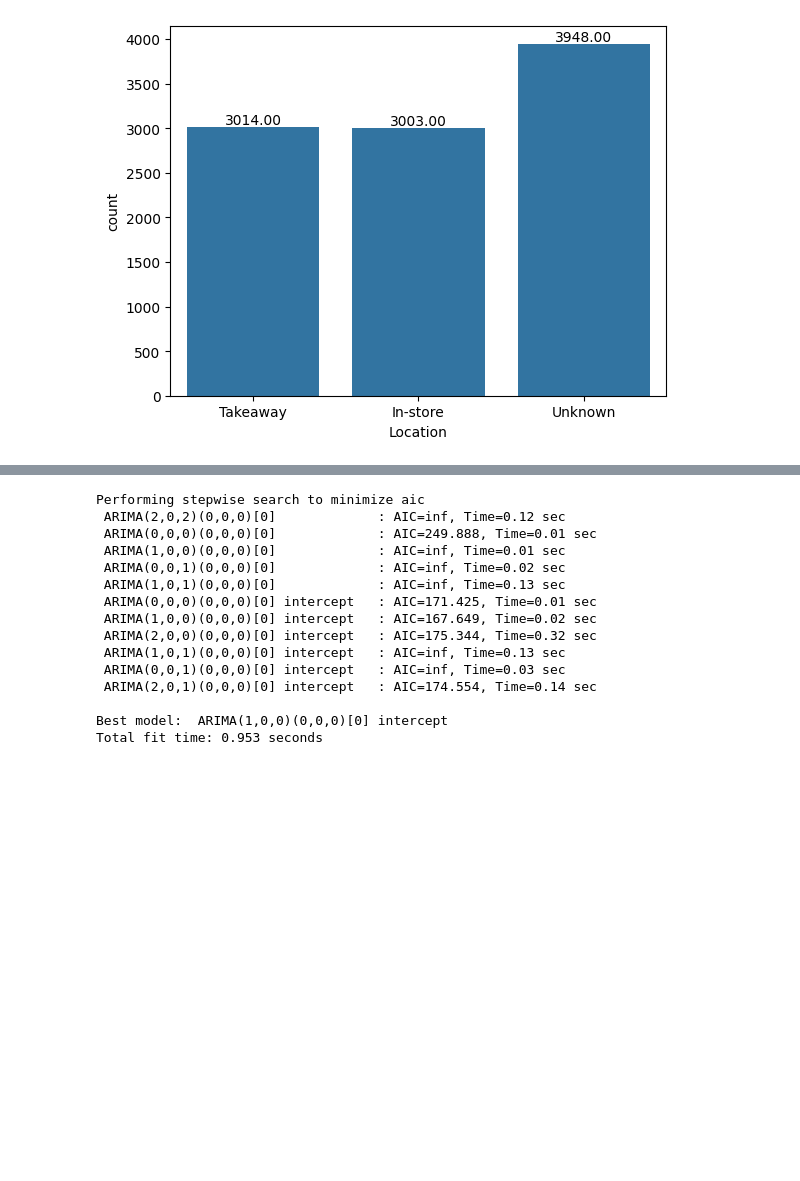
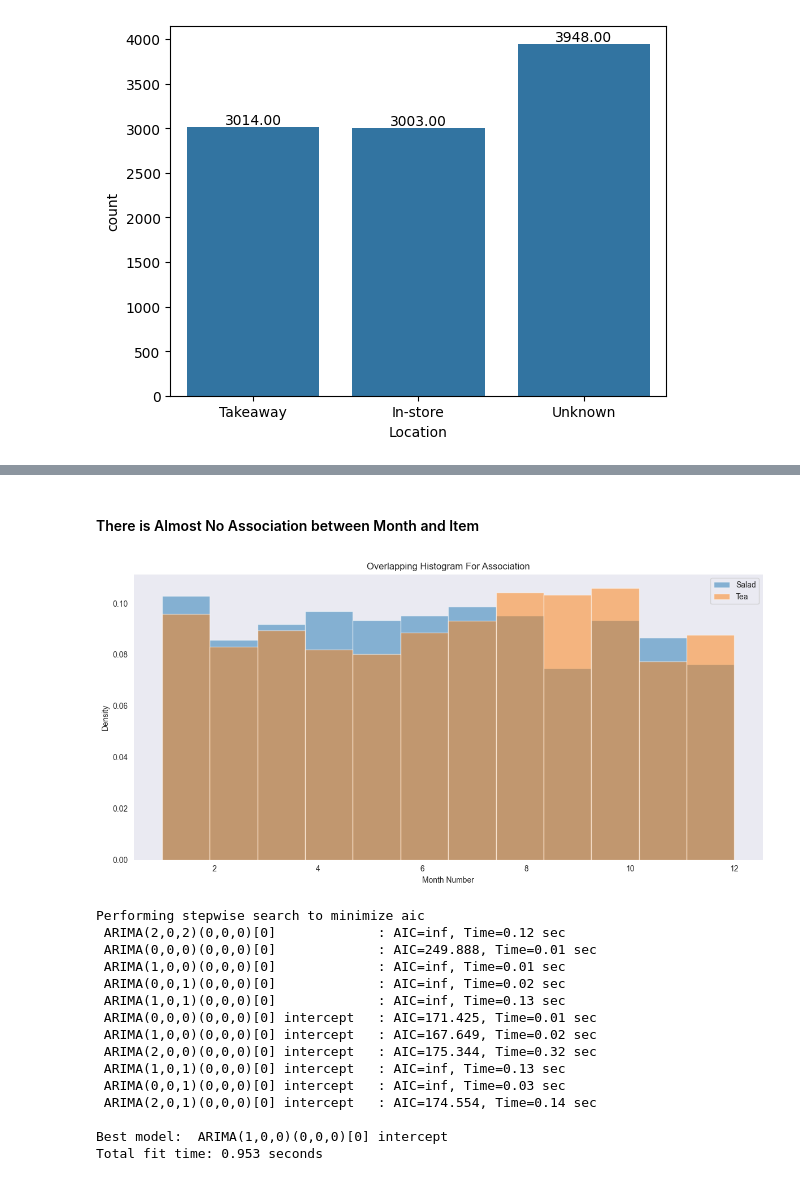
Before and after one commit to Abhibhav2003/SalesAnalysis, a Jupyter notebook: Analysis.ipynb, the cells around one changed output, grey strips where cells are left out. Saved outputs shown, nothing was run; the diff lists cells and outputs as text; code cells hidden in the pictures; blank space fills up the shorter version.

```diff
--- a/Analysis.ipynb
+++ b/Analysis.ipynb
@@ -300,0 +309,4 @@ sns.regplot(x='month_num', y='monthly_total', data=data_monthly_sales)
+# %%
+df['Trans_date'] = pd.to_datetime(df['Trans_date'])
+df['month_num'] = df['Trans_date'].dt.month
+df
@@ -301,3 +327,28 @@ sns.regplot(x='month_num', y='monthly_total', data=data_monthly_sales)
+# %% [markdown]
+#### There is Almost No Association between Month and Item
+# %%
+plt.figure(figsize=(12, 6))
+
+items_to_plot = ['Salad', 'Tea']
+
+for item in items_to_plot:
+    plt.hist(
+        data=df[df['Item'] == item],
+        x='month_num',
+        bins=12,
+        label=item,
+        density=True,
+        alpha=0.5
+    )
+
+plt.xlabel("Month Number")
+plt.ylabel("Density")
+plt.title("Overlapping Histogram For Association")
+plt.legend()
+plt.tight_layout()
+plt.show()
+# %% [output]
+[figure, added]
 # %%
 sales_series = data_monthly_sales['monthly_total']
 model = auto_arima(sales_series, seasonal=False, trace=True)
```
Also changed, not shown: parts of 4 cells of this notebook.
